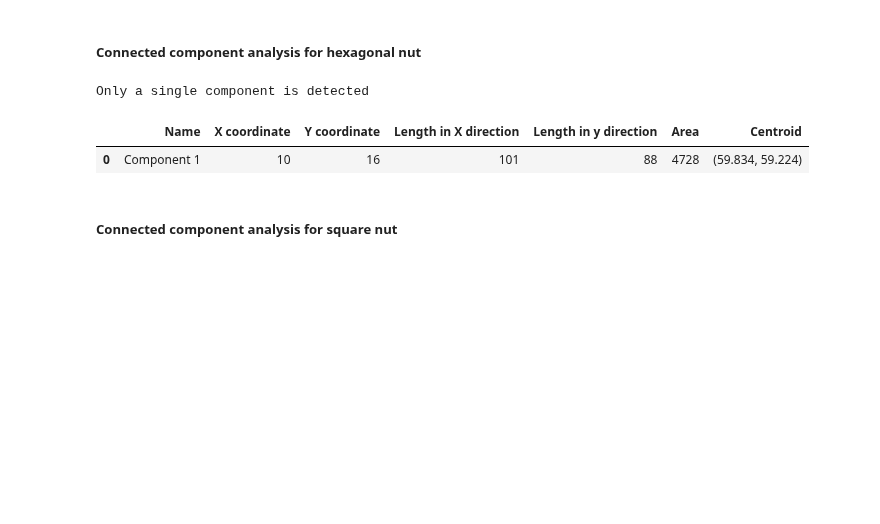
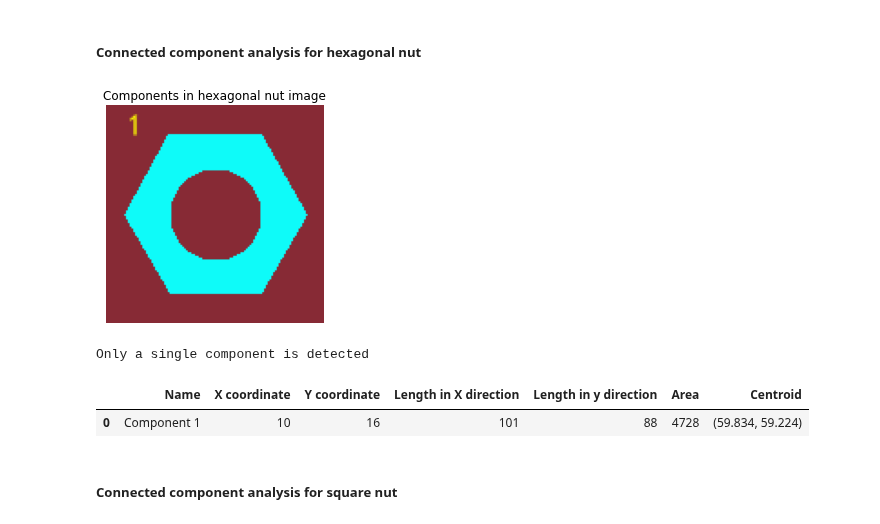
Before and after one commit to GevinduGanganath/EN2550, a Jupyter notebook: Assignment 3/190610E_a03.ipynb, the cells around one changed output. Cells and saved outputs as stored; diff of their text form; code cells hidden in the pictures; blank space fills up the shorter version.

Commit message:
Assignment 3 - colormapped images are added

```diff
--- a/Assignment 3/190610E_a03.ipynb
+++ b/Assignment 3/190610E_a03.ipynb
@@ -80,9 +80,18 @@ def create_table(retval, stats, centroids):
 # %%
 retval, labels, stats, centroids = cv.connectedComponentsWithStats(hexnut_template_gray)
 colormapped = cv.applyColorMap((labels/np.amax(labels)*255).astype('uint8'), cv.COLORMAP_PARULA)
 
+for i, s in enumerate(stats):
+    if i !=0:
+        cv.putText(colormapped, "{}".format(i), (s[0], s[1]), cv.FONT_HERSHEY_SIMPLEX, 0.5, (255, 255, 0), 1, cv.LINE_AA)
+
+plt.imshow(colormapped)
+plt.title("Components in hexagonal nut image")
+plt.axis('off')
+plt.show()
 create_table(retval, stats, centroids)
 # %% [output]
+[figure, added]
 Only a single component is detected
 |  | Name | X coordinate | Y coordinate | Length in X direction | Length in y direction | Area | Centroid |
 | 0 | Component 1 | 10 | 16 | 101 | 88 | 4728 | (59.834, 59.224) |
```
Also changed, not shown: parts of 2 cells of this notebook, 2 other files.
